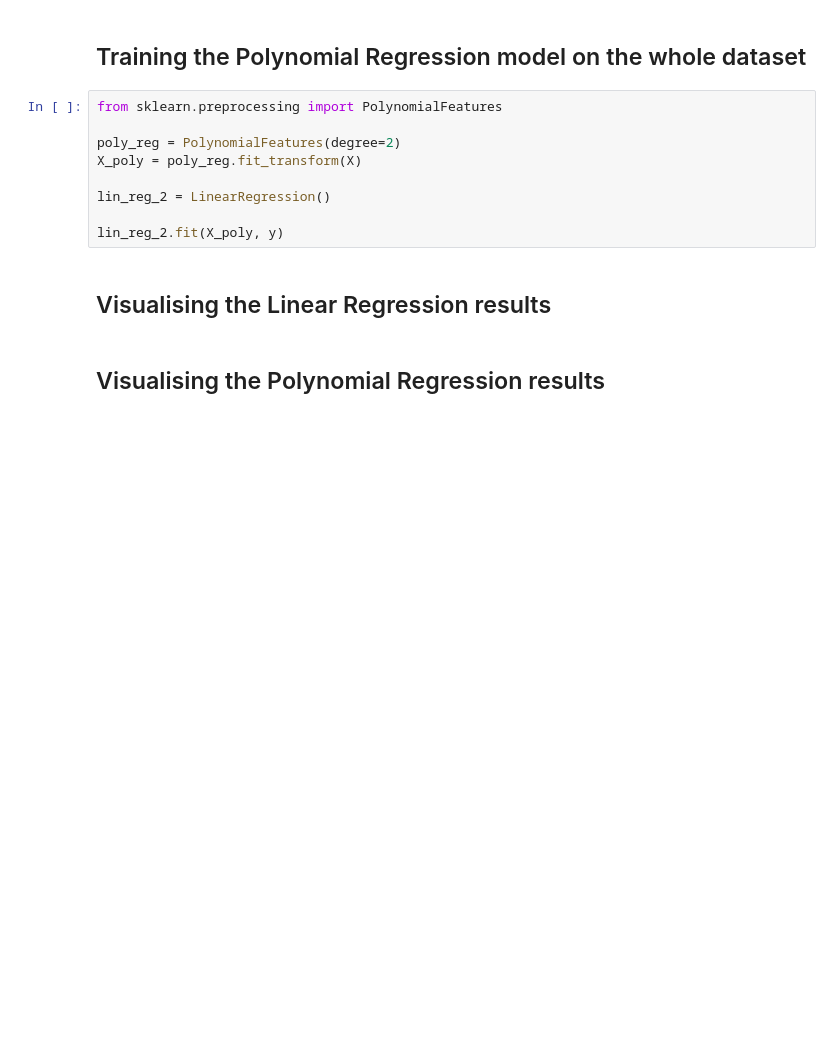
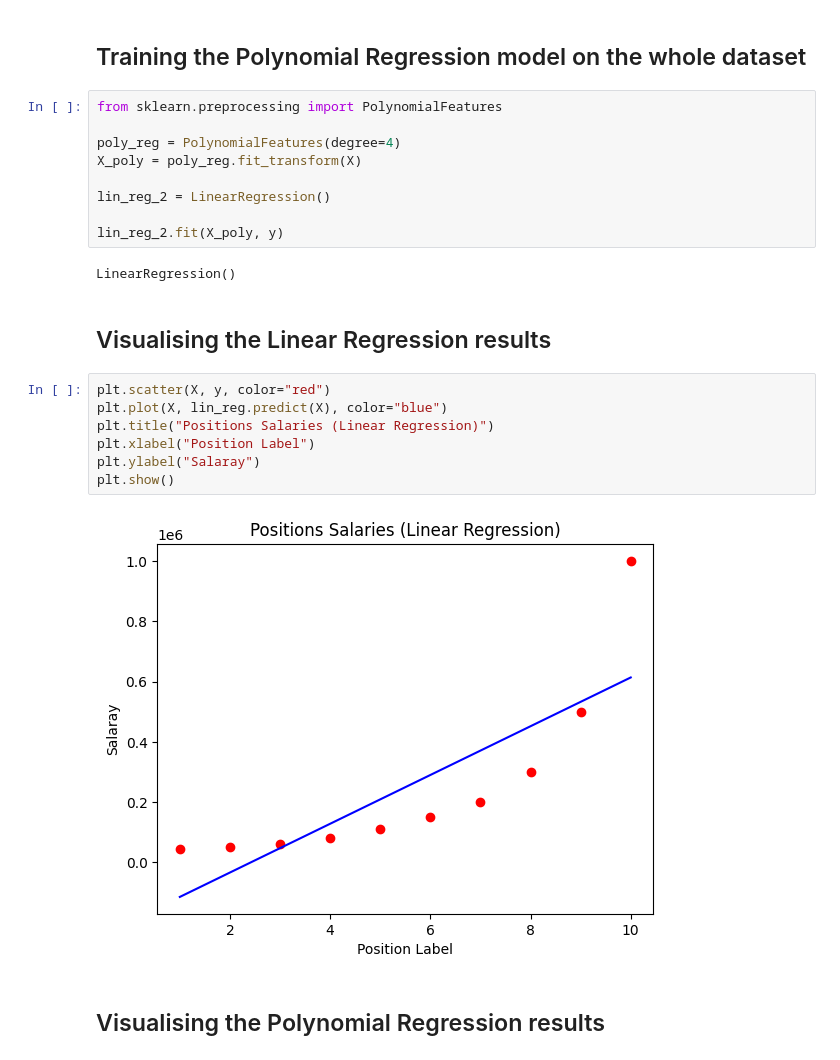
Before and after one commit to ZhuZiLiBryan/ML_atoz_learning, a Jupyter notebook: Part 2 - Regression/Section 6 - Polynomial Regression/Python/polynomial_regression.ipynb, the cells around one changed output. Cells and saved outputs as stored; diff of their text form; blank space fills up the shorter version.

Commit message:
polynomial regression plots

```diff
--- a/Part 2 - Regression/Section 6 - Polynomial Regression/Python/polynomial_regression.ipynb
+++ b/Part 2 - Regression/Section 6 - Polynomial Regression/Python/polynomial_regression.ipynb
@@ -26,13 +26,24 @@ LinearRegression()
 # %%
 from sklearn.preprocessing import PolynomialFeatures
 
-poly_reg = PolynomialFeatures(degree=2)
+poly_reg = PolynomialFeatures(degree=4)
 X_poly = poly_reg.fit_transform(X)
 
 lin_reg_2 = LinearRegression()
 
 lin_reg_2.fit(X_poly, y)
+# %% [output]
+LinearRegression()
 # %% [markdown]
 ## Visualising the Linear Regression results
+# %%
+plt.scatter(X, y, color="red")
+plt.plot(X, lin_reg.predict(X), color="blue")
+plt.title("Positions Salaries (Linear Regression)")
+plt.xlabel("Position Label")
+plt.ylabel("Salaray")
+plt.show()
+# %% [output]
+[figure, added]
 # %% [markdown]
 ## Visualising the Polynomial Regression results
```
Also changed, not shown: parts of 2 cells of this notebook.
